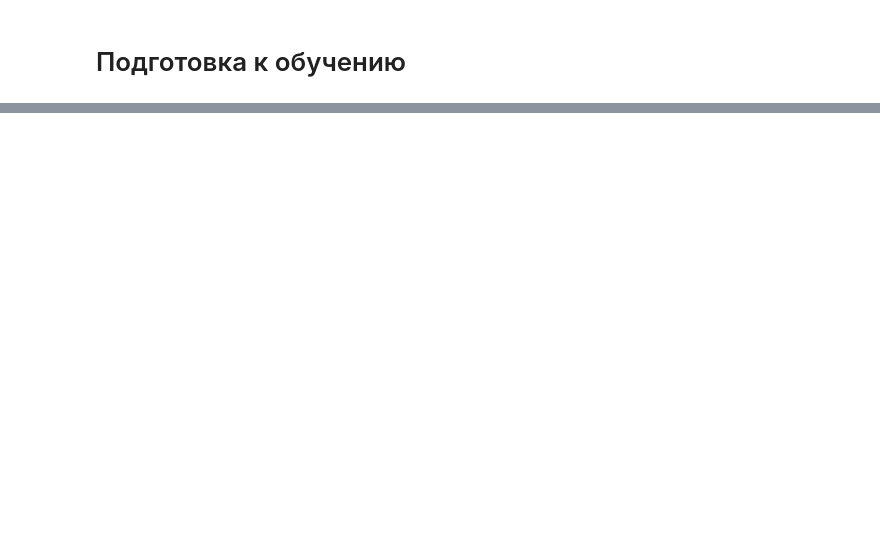
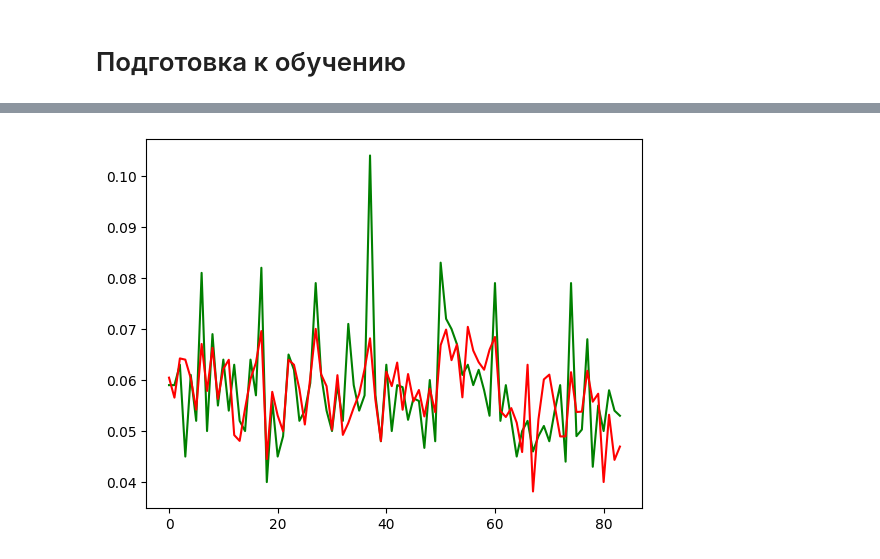
Before and after one commit to Sitd2/danyad, a Jupyter notebook: src/notebooks/1_train_model.ipynb, the cells around one changed output, grey strips where cells are left out. Saved outputs shown, nothing was run; the diff lists cells and outputs as text; code cells hidden in the pictures; blank space fills up the shorter version.

```diff
--- a/src/notebooks/1_train_model.ipynb
+++ b/src/notebooks/1_train_model.ipynb
@@ -74,0 +150,6 @@ NameError: name 'X' is not defined
+# %%
+sns.lineplot(y.values, color='green')
+sns.lineplot(all_pred_vall, color='red')
+plt.show()
+# %% [output]
+[figure, added]
```
Also changed, not shown: parts of 20 cells of this notebook, 1 other file.
